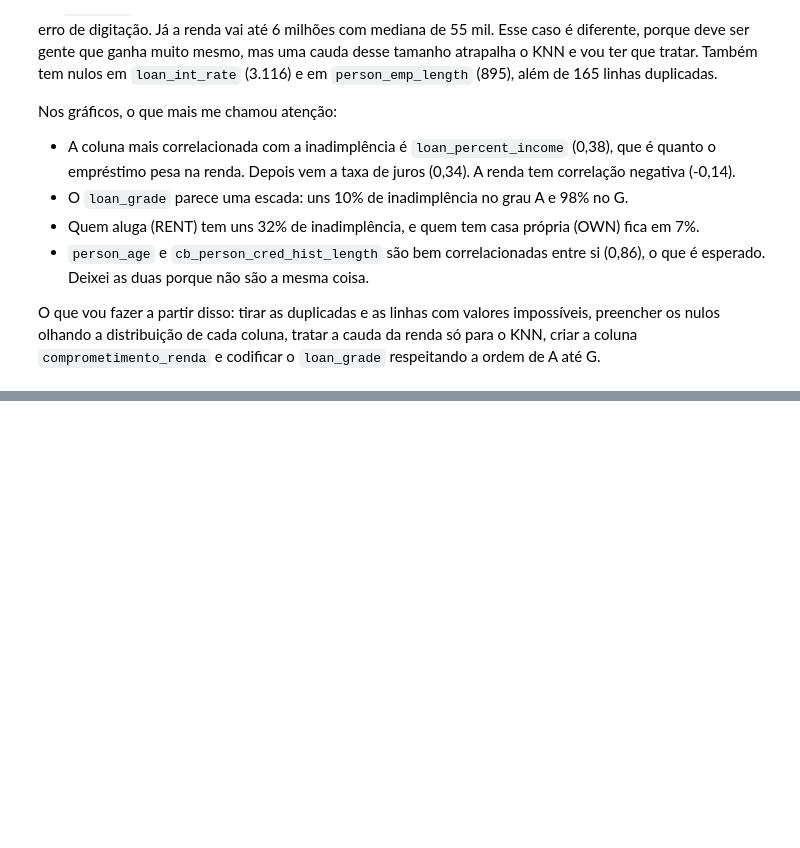
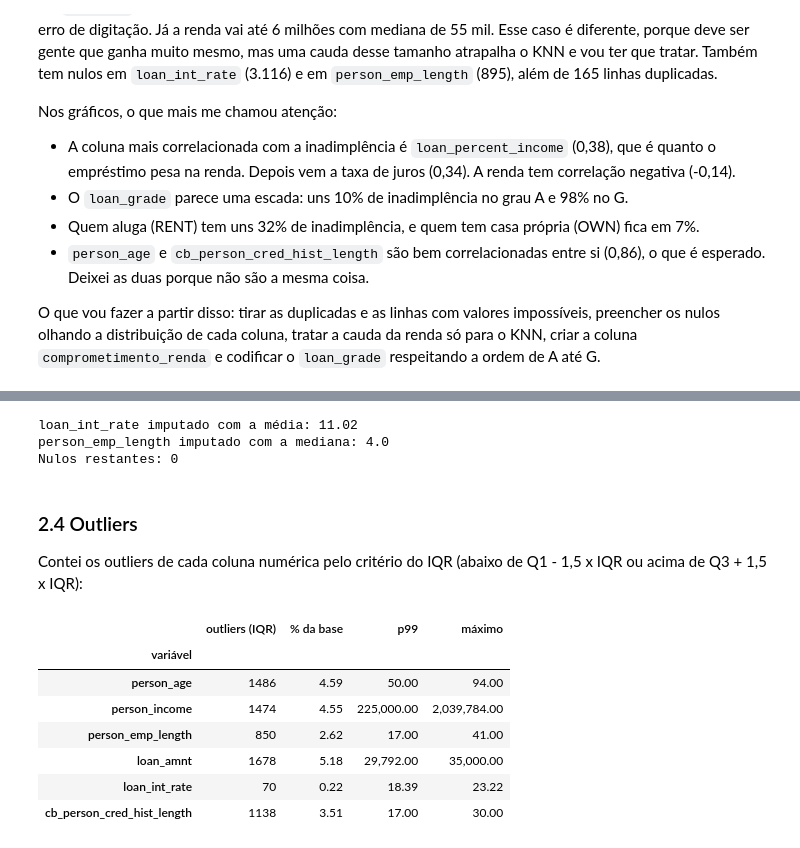
Before and after one commit to PaulaKinder/Machine-Learning-e-Visao-Computacional-T3-Projeto-Avaliativo-Modulo-1-, a Jupyter notebook: risco_credito.ipynb, the cells around one changed output, grey strips where cells are left out. Saved outputs shown, nothing was run; the diff lists cells and outputs as text; code cells hidden in the pictures; blank space fills up the shorter version.

```diff
--- a/risco_credito.ipynb
+++ b/risco_credito.ipynb
@@ -219,0 +288,37 @@ olhando a distribuição de cada coluna, tratar a cauda da renda só para o KNN,
+# %%
+media_juros = df["loan_int_rate"].mean()
+mediana_emprego = df["person_emp_length"].median()
+
+df["loan_int_rate"] = df["loan_int_rate"].fillna(media_juros)            # média
+df["person_emp_length"] = df["person_emp_length"].fillna(mediana_emprego)  # mediana
+
+print(f"loan_int_rate imputado com a média: {media_juros:.2f}")
+print(f"person_emp_length imputado com a mediana: {mediana_emprego:.1f}")
+print("Nulos restantes:", int(df.isna().sum().sum()))
+# %% [output]
+loan_int_rate imputado com a média: 11.02
+person_emp_length imputado com a mediana: 4.0
+Nulos restantes: 0
+# %% [markdown]
+### 2.4 Outliers
+Contei os outliers de cada coluna numérica pelo critério do IQR (abaixo de Q1 - 1,5 x IQR ou acima de
+Q3 + 1,5 x IQR):
+# %%
+cont_cols = ["person_age", "person_income", "person_emp_length", "loan_amnt",
+             "loan_int_rate", "cb_person_cred_hist_length"]
+linhas = []
+for c in cont_cols:
+    q1, q3 = df[c].quantile([0.25, 0.75]); iqr = q3 - q1
+    n_out = ((df[c] < q1 - 1.5 * iqr) | (df[c] > q3 + 1.5 * iqr)).sum()
+    linhas.append({"variável": c, "outliers (IQR)": n_out, "% da base": n_out / len(df) * 100,
+                   "p99": df[c].quantile(0.99), "máximo": df[c].max()})
+pd.DataFrame(linhas).set_index("variável")
+# %% [output]
+|  | outliers (IQR) | % da base | p99 | máximo |
+| variável |  |  |  |  |
+| person_age | 1486 | 4.59 | 50.00 | 94.00 |
+| person_income | 1474 | 4.55 | 225,000.00 | 2,039,784.00 |
+| person_emp_length | 850 | 2.62 | 17.00 | 41.00 |
+| loan_amnt | 1678 | 5.18 | 29,792.00 | 35,000.00 |
+| loan_int_rate | 70 | 0.22 | 18.39 | 23.22 |
+| cb_person_cred_hist_length | 1138 | 3.51 | 17.00 | 30.00 |
```
Also changed, not shown: parts of 10 cells of this notebook.
